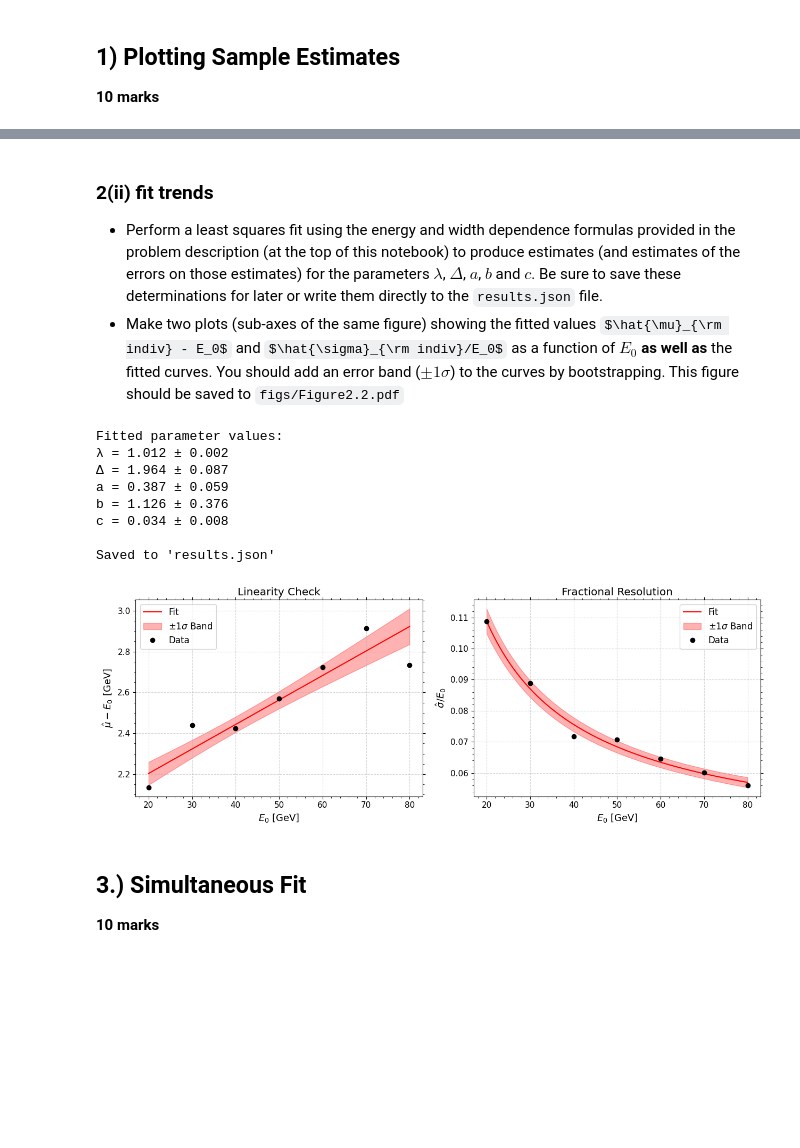
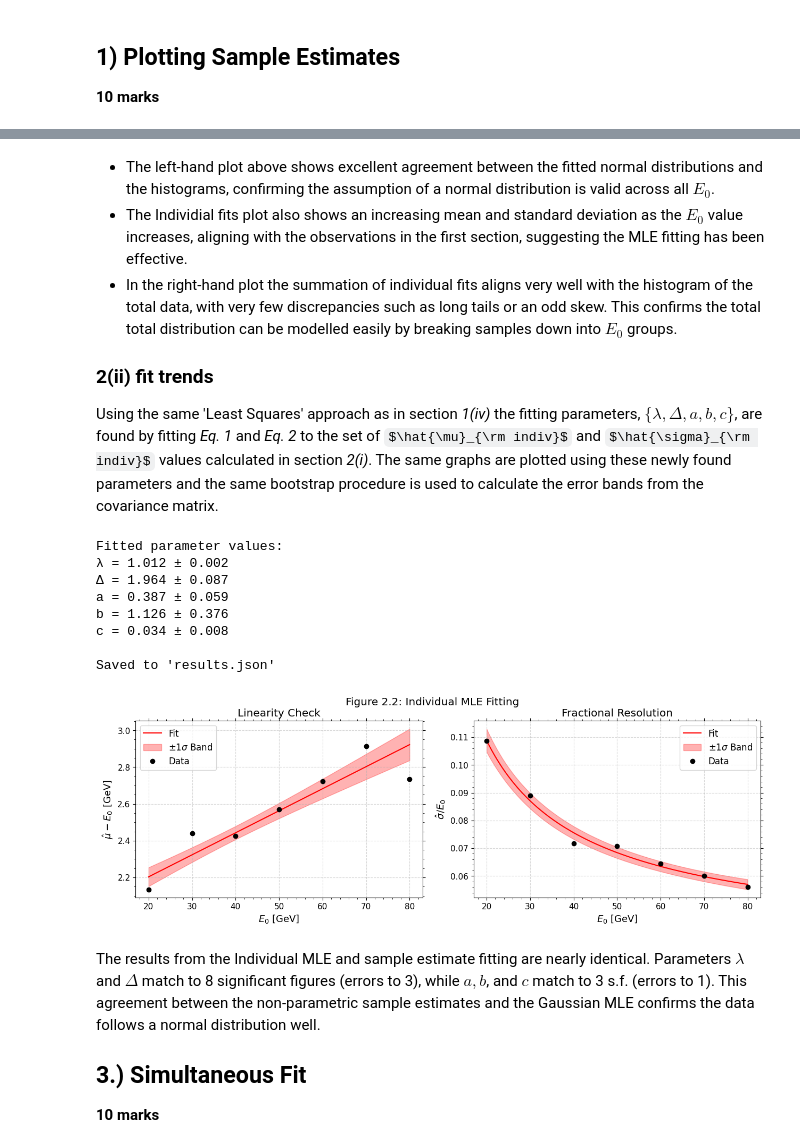
Before and after one commit to harveydgb/photon-detector-calibration, a Jupyter notebook: notebooks/solution.ipynb, the cells around one changed output, grey strips where cells are left out. Drawn from its saved outputs; the diff is of its cells as text; code cells hidden in the pictures; some formulas as TeX source; blank space fills up the shorter version.

```diff
--- a/notebooks/solution.ipynb
+++ b/notebooks/solution.ipynb
@@ -113,22 +178,29 @@ fig.savefig('../figs/Figure2.1.pdf')
 # %% [markdown]
+- The left-hand plot above shows excellent agreement between the fitted normal distributions and the histograms, confirming the assumption of a normal distribution is valid across all $E_0$.
+- The Individial fits plot also shows an increasing mean and standard deviation as the $E_0$ value increases, aligning with the observations in the first section, suggesting the MLE fitting has been effective.
+- In the right-hand plot the summation of individual fits aligns very well with the histogram of the total data, with very few discrepancies such as long tails or an odd skew. This confirms the total total distribution can be modelled easily by breaking samples down into $E_0$ groups.
+
 ### 2(ii) fit trends
-- Perform a least squares fit using the energy and width dependence formulas provided in the problem description (at the top of this notebook) to produce estimates (and estimates of the errors on those estimates) for the parameters $\lambda$, $\Delta$, $a$, $b$ and $c$. Be sure to save these determinations for later or write them directly to the `results.json` file.
-- Make two plots (sub-axes of the same figure) showing the fitted values $\hat{\mu}_{\rm indiv} - E_0$ and $\hat{\sigma}_{\rm indiv}/E_0$ as a function of $E_0$ **as well as** the fitted curves. You should add an error band ($\pm 1\sigma$) to the curves by bootstrapping. This figure should be saved to `figs/Figure2.2.pdf`
+
+Using the same 'Least Squares' approach as in section *1(iv)* the fitting parameters, $\{\lambda, \Delta, a, b, c\}$, are found by fitting *Eq. 1* and *Eq. 2* to the set of $\hat{\mu}_{\rm indiv}$ and $\hat{\sigma}_{\rm indiv}$ values calculated in section *2(i)*. The same graphs are plotted using these newly found parameters and the same bootstrap procedure is used to calculate the error bands from the covariance matrix.
 # %%
-fig = q1.least_squares_fit_and_plot(mle_fitted_values, "individual_fits")
+fig = q1.least_squares_fit_and_plot(mle_fitted_values, "individual_fits","Figure 2.2: Individual MLE Fitting")
 
 fig.savefig("../figs/Figure2.2.pdf")
 # %% [output]
 Fitted parameter values:
 λ = 1.012 ± 0.002
 Δ = 1.964 ± 0.087
 a = 0.387 ± 0.059
 b = 1.126 ± 0.376
 c = 0.034 ± 0.008
 
 Saved to 'results.json'
-[figure, old version]
+[figure, new version]
 # %% [markdown]
+The results from the Individual MLE and sample estimate fitting are nearly identical. Parameters $\lambda$ and $\Delta$ match to 8 significant figures (errors to 3), while $a, b$, and $c$ match to 3 s.f. (errors to 1). This agreement between the non-parametric sample estimates and the Gaussian MLE confirms the data follows a normal distribution well.
+
+
 ## 3.) Simultaneous Fit
 **10 marks**
 # %% [markdown]
```
Also changed, not shown: parts of 24 cells of this notebook, 18 other files.
